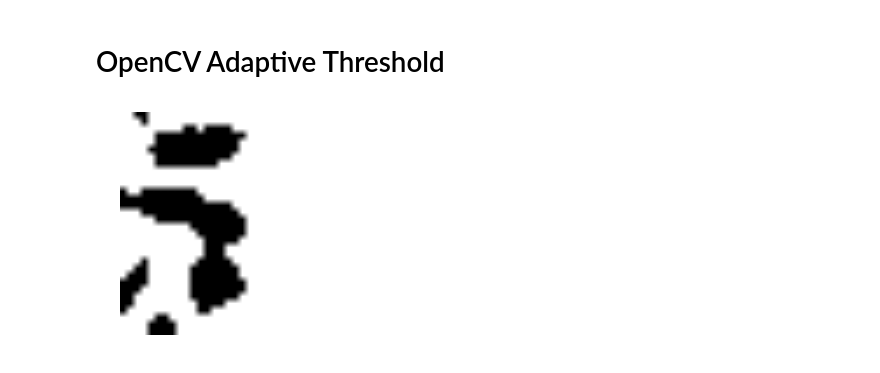
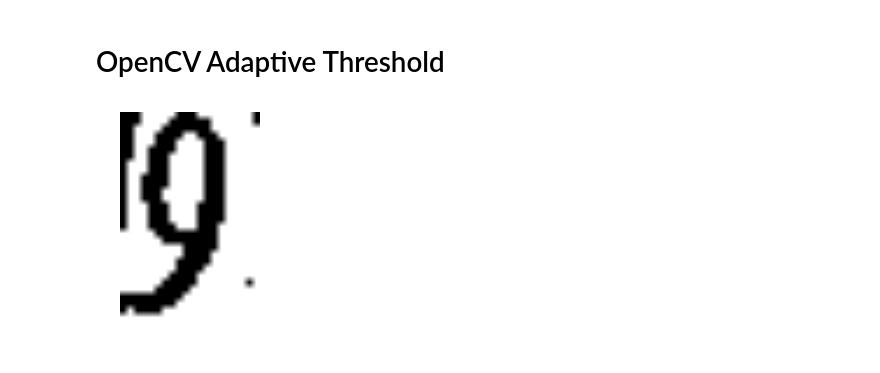
Before and after one commit to bryantbiggs/mcnulty-03, a Jupyter notebook: preprocess.ipynb, the cells around one changed output. Drawn from its saved outputs; the diff is of its cells as text; code cells hidden in the pictures.

```diff
--- a/preprocess.ipynb
+++ b/preprocess.ipynb
@@ -183,16 +178,16 @@ plt.show()
 # OpenCV Adaptive Threshold
 # %%
 # retval, thresh = cv2.threshold(a, 4, 255, cv2.THRESH_BINARY)
-a = train_data[:,:,:,:][5]
+a = train_data[:,:,:,:][1]
 grayscaled = cv2.cvtColor(a, cv2.COLOR_BGR2GRAY)
 
 gaus = cv2.adaptiveThreshold(grayscaled, 255, cv2.ADAPTIVE_THRESH_GAUSSIAN_C, cv2.THRESH_BINARY, 15, 1)
 
 # trim to number of focus
 gaus = gaus[:,6:26]
 
 plt.imshow(gaus, cmap='Greys_r')
 plt.axis('off')
 _ = plt.show
 # %% [output]
-[figure, old version]
+[figure, new version]
```
Also changed, not shown: parts of 20 cells of this notebook.
